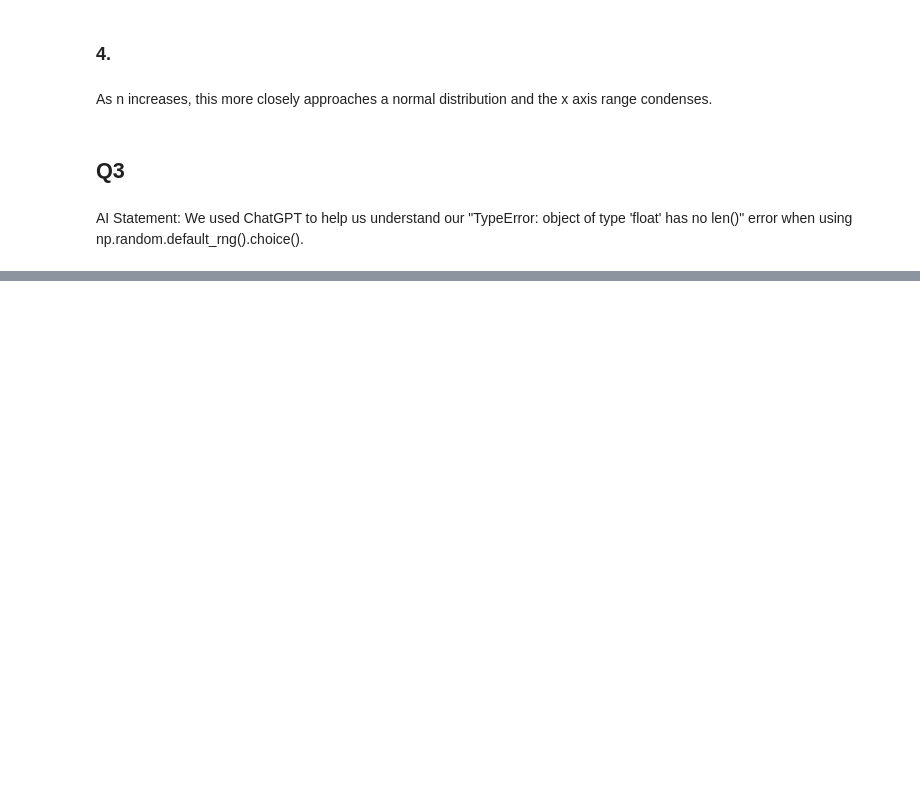
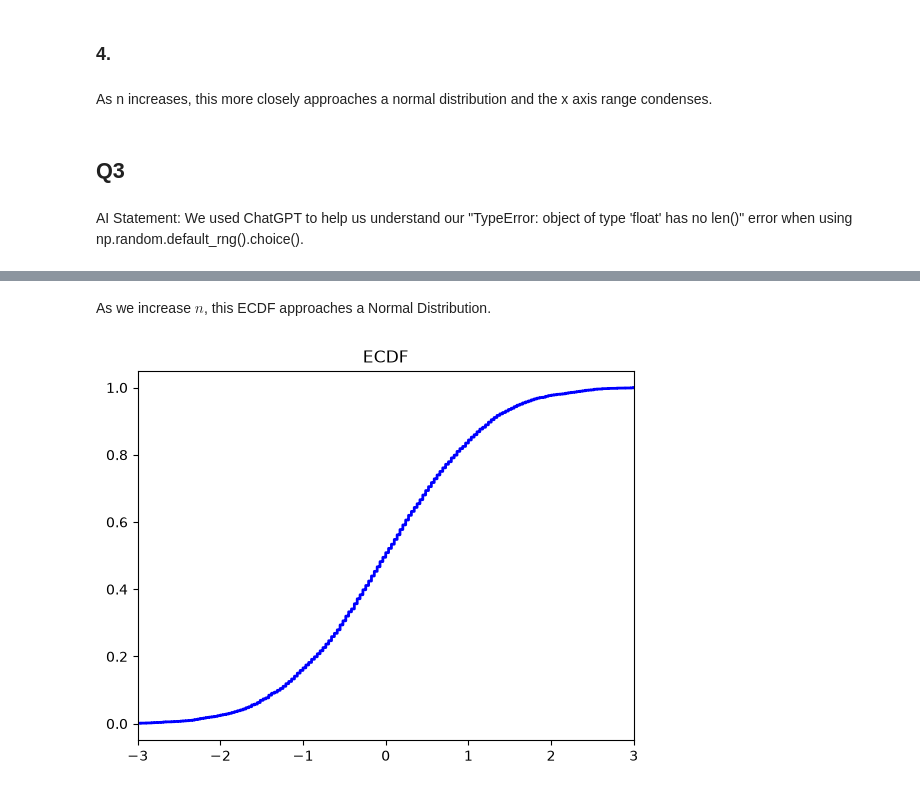
Before and after one commit to hdykens/UU_Lab_Repo, a Jupyter notebook: lab_04/lab_04.ipynb, the cells around one changed output, grey strips where cells are left out. Saved outputs shown, nothing was run; the diff lists cells and outputs as text; code cells hidden in the pictures; blank space fills up the shorter version.

```diff
--- a/lab_04/lab_04.ipynb
+++ b/lab_04/lab_04.ipynb
@@ -197,0 +259,20 @@ AI Statement: We used ChatGPT to help us understand our "TypeError: object of ty
+# %% [markdown]
+As we increase $n$, this ECDF approaches a Normal Distribution.
+# %%
+# adjusting p values
+n = 4000
+p = 0.7
+b = 5000
+
+heads_list = rng.binomial(n=n, p=p, size=b)
+z_list = (heads_list - (n*p)) / np.sqrt((n*p*(1-p)))
+
+x, y = ecdf_xy(z_list)
+plt.step(x, y, where='post', color='blue', lw=2)
+plt.title("ECDF")
+plt.xlim(-3,3)
+#plt.xlabel("successes")
+#plt.ylabel("cumulative probability")
+plt.show()
+# %% [output]
+[figure, added]
```
Also changed, not shown: parts of 16 cells of this notebook.
